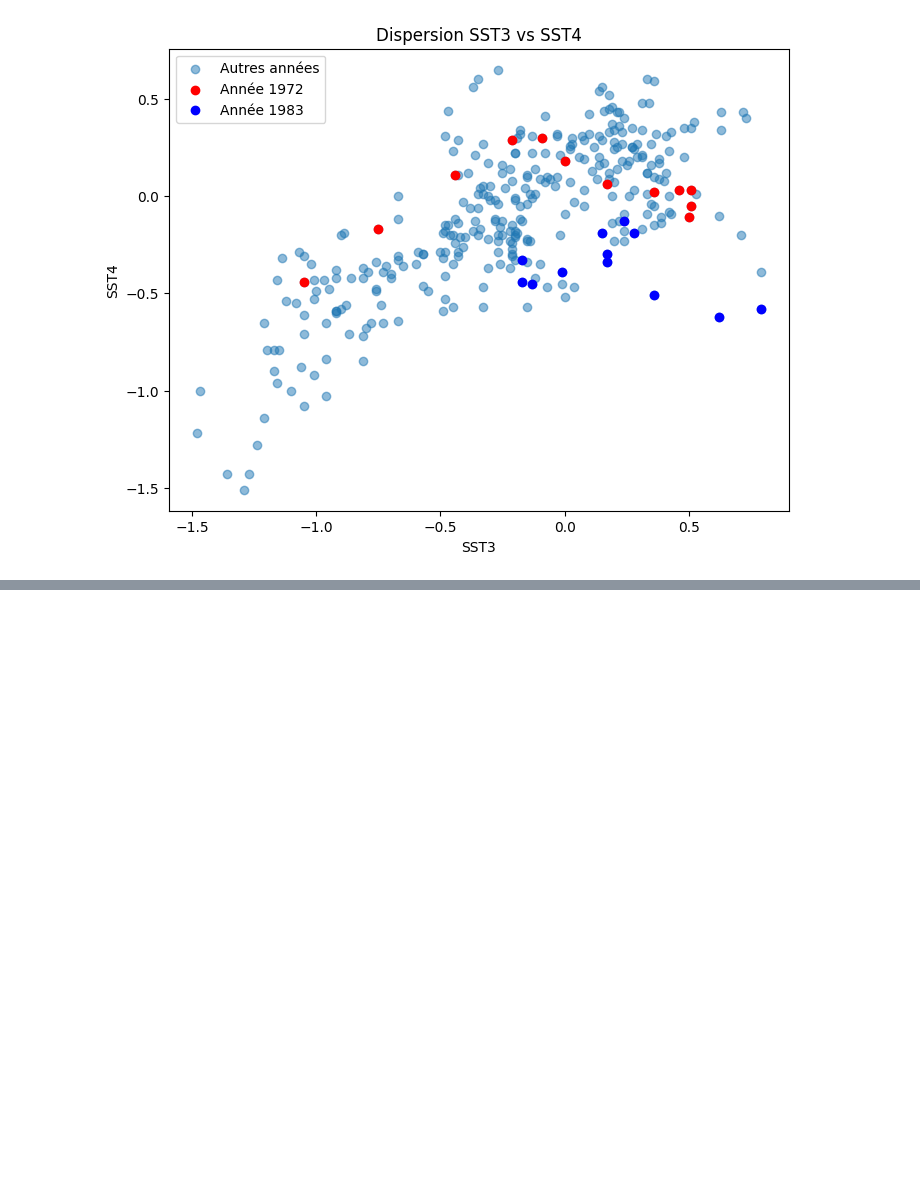
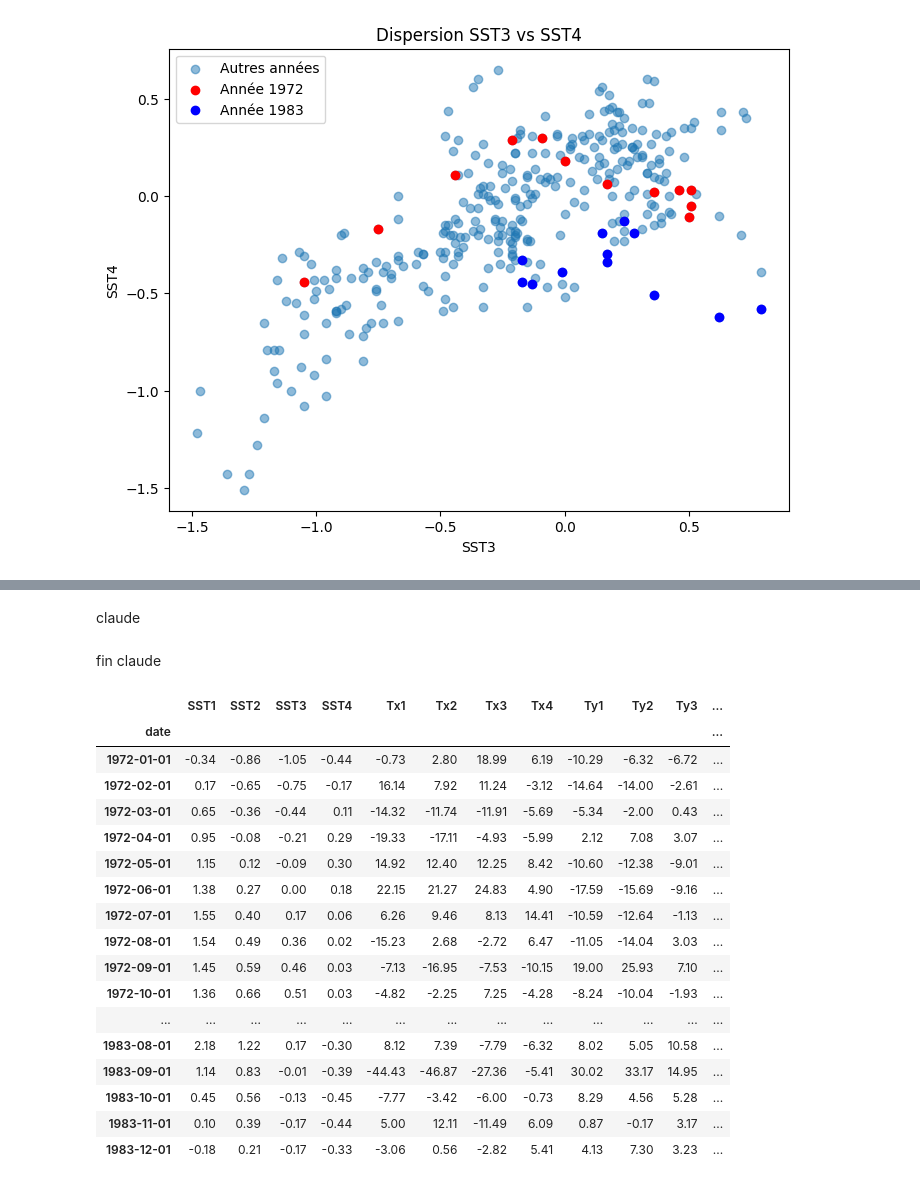
Before and after one commit to lapprenti500/el_nino_dataset, a Jupyter notebook: nino_dataset.ipynb, the cells around one changed output, grey strips where cells are left out. Cells and saved outputs as stored; diff of their text form; code cells hidden in the pictures; blank space fills up the shorter version.

```diff
--- a/nino_dataset.ipynb
+++ b/nino_dataset.ipynb
@@ -195,0 +237,27 @@ for i, col1 in enumerate(['SST1', 'SST2', 'SST3', 'SST4']):
+# %% [markdown]
+claude
+# %% [markdown]
+fin claude
+# %%
+# Identification des clusters pour les années 1972 et 1983
+year_72_83 = data[(data.index.year == 1972) | (data.index.year == 1983)]
+year_72_83
+# %% [output]
+|  | SST1 | SST2 | SST3 | SST4 | Tx1 | Tx2 | Tx3 | Tx4 | Ty1 | Ty2 | Ty3 | ... |
+| date |  |  |  |  |  |  |  |  |  |  |  | ... |
+| 1972-01-01 | -0.34 | -0.86 | -1.05 | -0.44 | -0.73 | 2.80 | 18.99 | 6.19 | -10.29 | -6.32 | -6.72 | ... |
+| 1972-02-01 | 0.17 | -0.65 | -0.75 | -0.17 | 16.14 | 7.92 | 11.24 | -3.12 | -14.64 | -14.00 | -2.61 | ... |
+| 1972-03-01 | 0.65 | -0.36 | -0.44 | 0.11 | -14.32 | -11.74 | -11.91 | -5.69 | -5.34 | -2.00 | 0.43 | ... |
+| 1972-04-01 | 0.95 | -0.08 | -0.21 | 0.29 | -19.33 | -17.11 | -4.93 | -5.99 | 2.12 | 7.08 | 3.07 | ... |
+| 1972-05-01 | 1.15 | 0.12 | -0.09 | 0.30 | 14.92 | 12.40 | 12.25 | 8.42 | -10.60 | -12.38 | -9.01 | ... |
+| 1972-06-01 | 1.38 | 0.27 | 0.00 | 0.18 | 22.15 | 21.27 | 24.83 | 4.90 | -17.59 | -15.69 | -9.16 | ... |
+| 1972-07-01 | 1.55 | 0.40 | 0.17 | 0.06 | 6.26 | 9.46 | 8.13 | 14.41 | -10.59 | -12.64 | -1.13 | ... |
+| 1972-08-01 | 1.54 | 0.49 | 0.36 | 0.02 | -15.23 | 2.68 | -2.72 | 6.47 | -11.05 | -14.04 | 3.03 | ... |
+| 1972-09-01 | 1.45 | 0.59 | 0.46 | 0.03 | -7.13 | -16.95 | -7.53 | -10.15 | 19.00 | 25.93 | 7.10 | ... |
+| 1972-10-01 | 1.36 | 0.66 | 0.51 | 0.03 | -4.82 | -2.25 | 7.25 | -4.28 | -8.24 | -10.04 | -1.93 | ... |
+| ... | ... | ... | ... | ... | ... | ... | ... | ... | ... | ... | ... | ... |
+| 1983-08-01 | 2.18 | 1.22 | 0.17 | -0.30 | 8.12 | 7.39 | -7.79 | -6.32 | 8.02 | 5.05 | 10.58 | ... |
+| 1983-09-01 | 1.14 | 0.83 | -0.01 | -0.39 | -44.43 | -46.87 | -27.36 | -5.41 | 30.02 | 33.17 | 14.95 | ... |
+| 1983-10-01 | 0.45 | 0.56 | -0.13 | -0.45 | -7.77 | -3.42 | -6.00 | -0.73 | 8.29 | 4.56 | 5.28 | ... |
+| 1983-11-01 | 0.10 | 0.39 | -0.17 | -0.44 | 5.00 | 12.11 | -11.49 | 6.09 | 0.87 | -0.17 | 3.17 | ... |
+| 1983-12-01 | -0.18 | 0.21 | -0.17 | -0.33 | -3.06 | 0.56 | -2.82 | 5.41 | 4.13 | 7.30 | 3.23 | ... |
```
Also changed, not shown: parts of 13 cells of this notebook.
